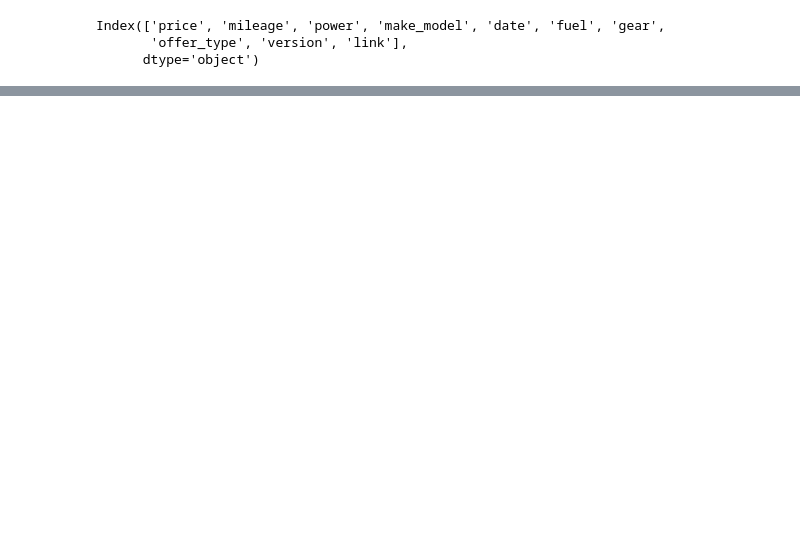
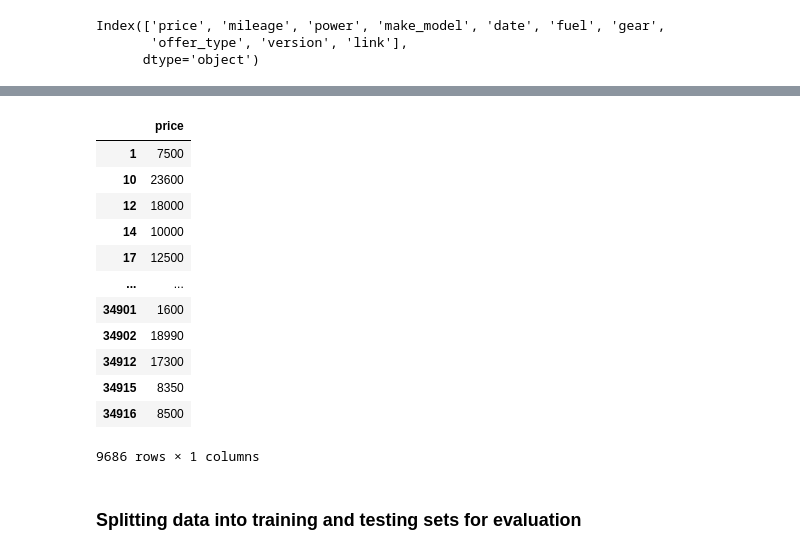
Before and after one commit to dilasha-ghimire/Motorbike-Price-Prediction, a Jupyter notebook: notebook.ipynb, the cells around one changed output, grey strips where cells are left out. Drawn from its saved outputs; the diff is of its cells as text; code cells hidden in the pictures; blank space fills up the shorter version.

Commit message:
update: getting the train test sets ready

```diff
--- a/notebook.ipynb
+++ b/notebook.ipynb
@@ -361,0 +372,21 @@ model_df
+# %%
+Y = model_df[['price']]
+Y
+# Select target variable
+# price has no missing values
+# %% [output]
+|  | price |
+| 1 | 7500 |
+| 10 | 23600 |
+| 12 | 18000 |
+| 14 | 10000 |
+| 17 | 12500 |
+| ... | ... |
+| 34901 | 1600 |
+| 34902 | 18990 |
+| 34912 | 17300 |
+| 34915 | 8350 |
+| 34916 | 8500 |
+9686 rows × 1 columns
+# %% [markdown]
+### Splitting data into training and testing sets for evaluation
```
Also changed, not shown: parts of 10 cells of this notebook.
